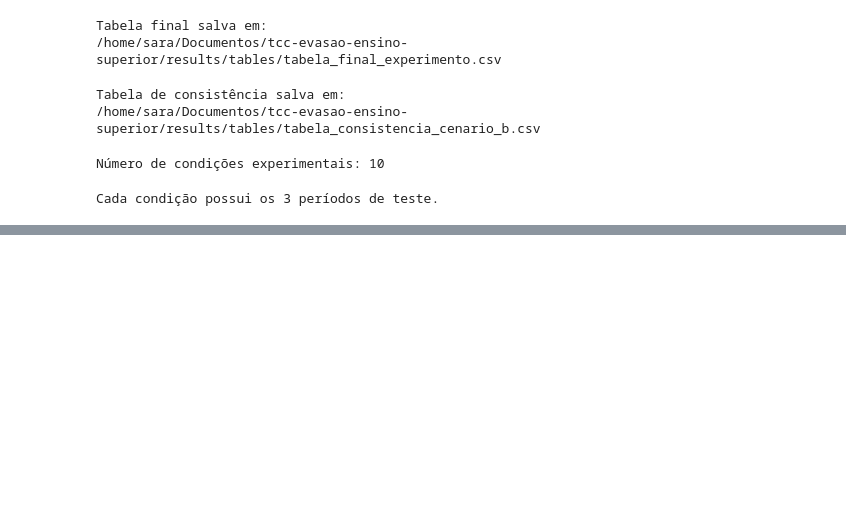
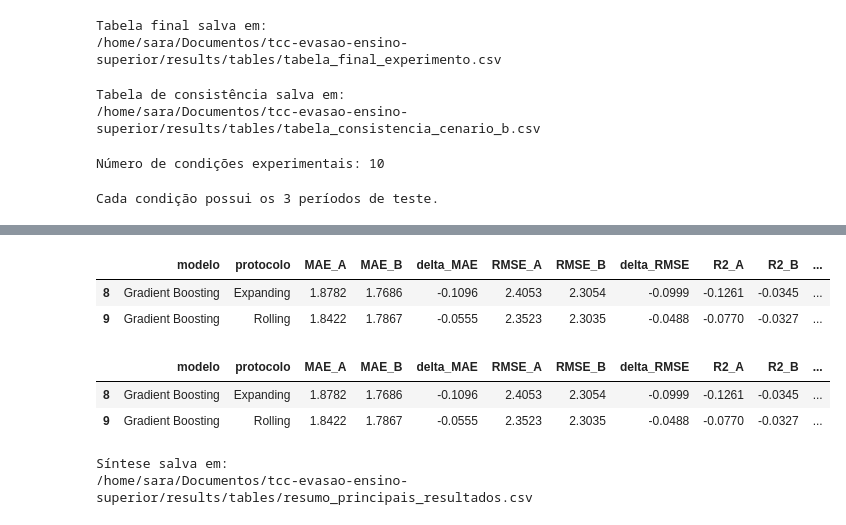
Before and after one commit to SaraLopes7/tcc-evasao-ensino-superior, a Jupyter notebook: noteboooks/05_comparacao_cenarios.ipynb, the cells around one changed output, grey strips where cells are left out. Cells and saved outputs as stored; diff of their text form; code cells hidden in the pictures; blank space fills up the shorter version.

Commit message:
feat:  finaliza sintese dos resultados experimentais de comparacao de cenarios

```diff
--- a/noteboooks/05_comparacao_cenarios.ipynb
+++ b/noteboooks/05_comparacao_cenarios.ipynb
@@ -1377,0 +1417,73 @@ Cada condição possui os 3 períodos de teste.
+# %%
+resumo_principais_resultados = (
+    comparacao[
+        comparacao["modelo"] == "Gradient Boosting"
+    ][
+        [
+            "modelo",
+            "protocolo",
+            "MAE_A",
+            "MAE_B",
+            "delta_MAE",
+            "RMSE_A",
+            "RMSE_B",
+            "delta_RMSE",
+            "R2_A",
+            "R2_B",
+            "delta_R2"
+        ]
+    ]
+    .round(4)
+)
+
+resumo_principais_resultados
+# %% [output]
+|  | modelo | protocolo | MAE_A | MAE_B | delta_MAE | RMSE_A | RMSE_B | delta_RMSE | R2_A | R2_B | ... |
+| 8 | Gradient Boosting | Expanding | 1.8782 | 1.7686 | -0.1096 | 2.4053 | 2.3054 | -0.0999 | -0.1261 | -0.0345 | ... |
+| 9 | Gradient Boosting | Rolling | 1.8422 | 1.7867 | -0.0555 | 2.3523 | 2.3035 | -0.0488 | -0.0770 | -0.0327 | ... |
+# %%
+resumo_principais_resultados = (
+    comparacao[
+        comparacao["modelo"] == "Gradient Boosting"
+    ][
+        [
+            "modelo",
+            "protocolo",
+            "MAE_A",
+            "MAE_B",
+            "delta_MAE",
+            "RMSE_A",
+            "RMSE_B",
+            "delta_RMSE",
+            "R2_A",
+            "R2_B",
+            "delta_R2"
+        ]
+    ]
+    .round(4)
+)
+
+resumo_principais_resultados
+# %% [output]
+|  | modelo | protocolo | MAE_A | MAE_B | delta_MAE | RMSE_A | RMSE_B | delta_RMSE | R2_A | R2_B | ... |
+| 8 | Gradient Boosting | Expanding | 1.8782 | 1.7686 | -0.1096 | 2.4053 | 2.3054 | -0.0999 | -0.1261 | -0.0345 | ... |
+| 9 | Gradient Boosting | Rolling | 1.8422 | 1.7867 | -0.0555 | 2.3523 | 2.3035 | -0.0488 | -0.0770 | -0.0327 | ... |
+# %%
+CAMINHO_SINTESE = (
+    PROJECT_ROOT
+    / "results"
+    / "tables"
+    / "resumo_principais_resultados.csv"
+)
+
+resumo_principais_resultados.to_csv(
+    CAMINHO_SINTESE,
+    index=False
+)
+
+print(
+    f"Síntese salva em:\n{CAMINHO_SINTESE}"
+)
+# %% [output]
+Síntese salva em:
+/home/sara/Documentos/tcc-evasao-ensino-superior/results/tables/resumo_principais_resultados.csv
```
Also changed, not shown: parts of 3 cells of this notebook.
